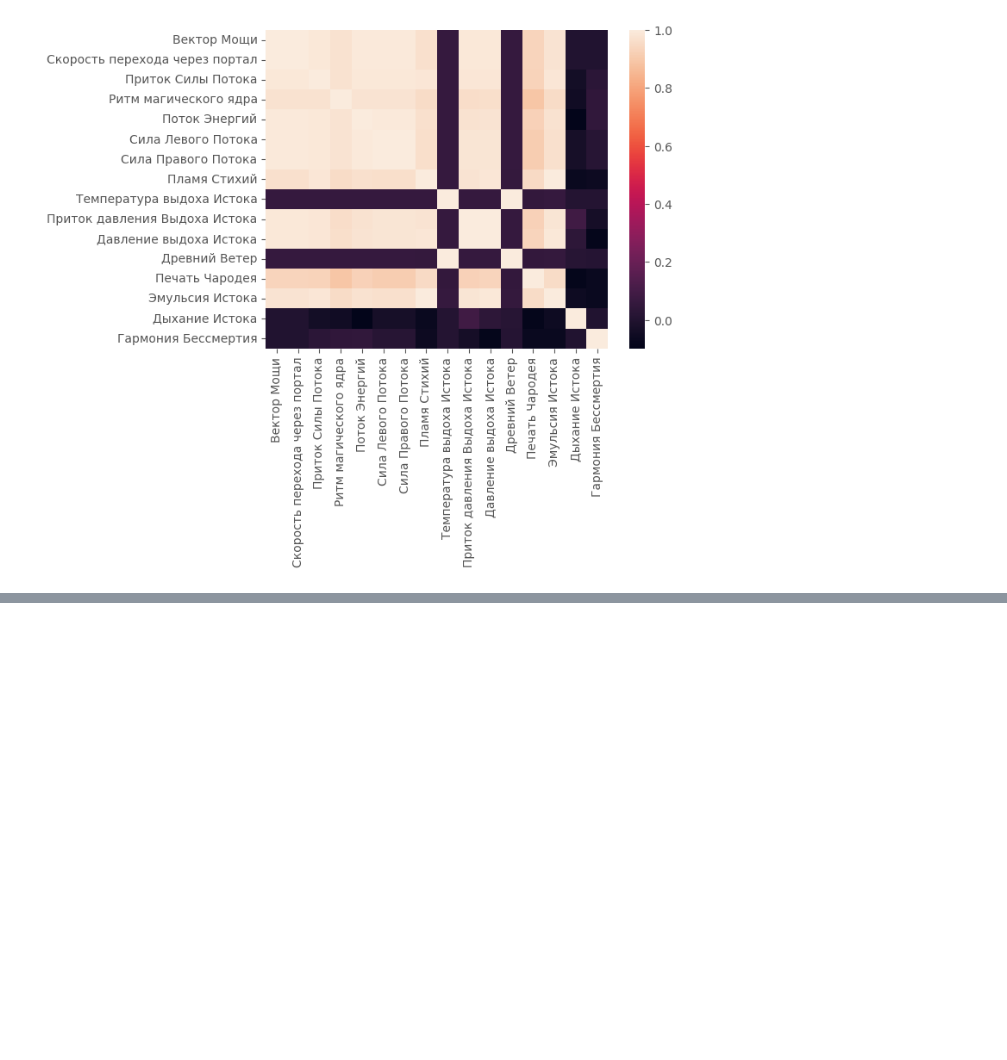
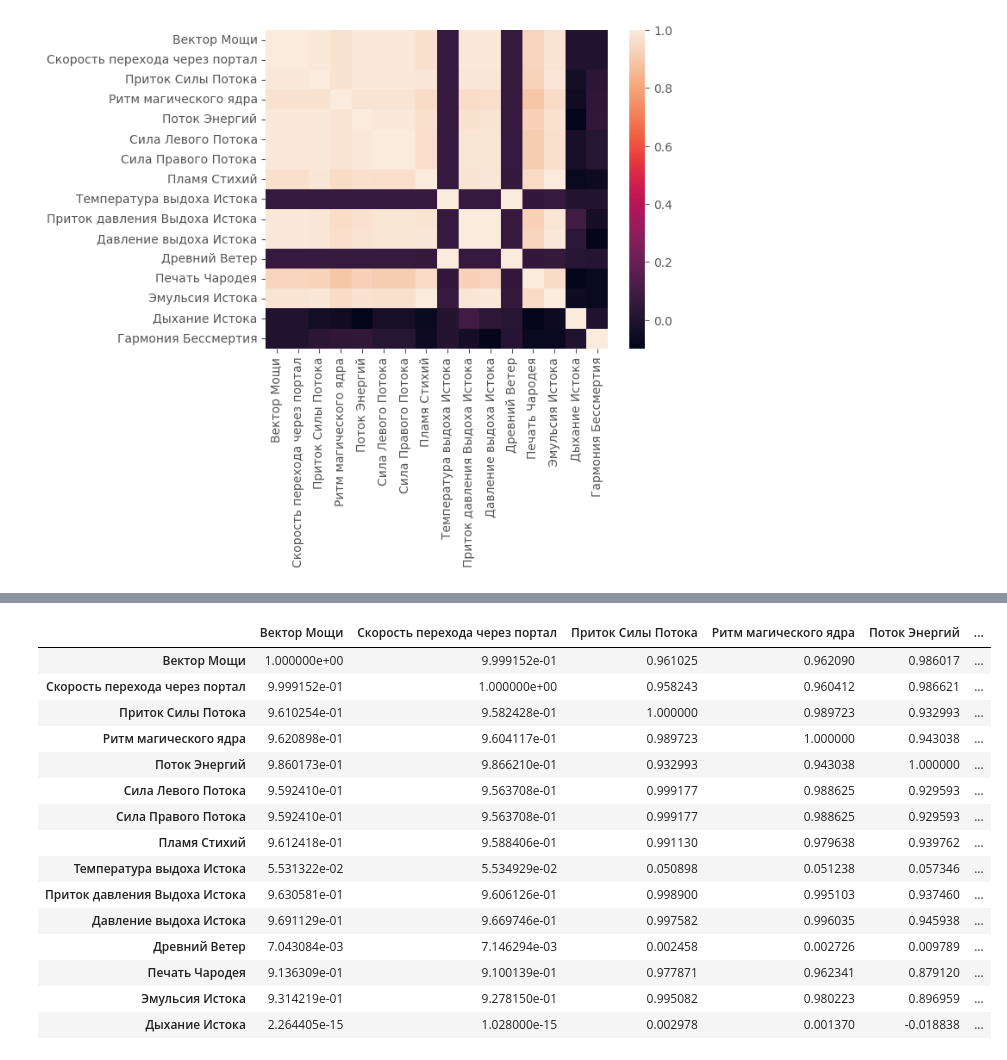
Before and after one commit to Theocroft/GPN-Intelligence-Cup-2024, a Jupyter notebook: Data Preprocessing.ipynb, the cells around one changed output, grey strips where cells are left out. Saved outputs shown, nothing was run; the diff lists cells and outputs as text; code cells hidden in the pictures; blank space fills up the shorter version.

```diff
--- a/Data Preprocessing.ipynb
+++ b/Data Preprocessing.ipynb
@@ -280,0 +299,11 @@ sns.heatmap(df.corr(method='spearman'));
+# %%
+df2 = pd.DataFrame(df['Гармония Бессмертия'])
+##df2['Суммарная сила потоков'] = df['Сила Левого Потока'] + df["Сила Правого Потока"] + df["Приток Силы Потока"]
+##df2['Сила ядра'] = df['Ритм магического ядра'] * df["Приток Силы Потока"]
+#df2['Общее давление'] = df['Приток давления Выдоха Истока'] + df["Давление выдоха Истока"]
+df2['Магическая производительность'] = df['Скорость перехода через портал'] / df["Эмульсия Истока"]
+df2['Эффективность ядра'] = df['Сила ядра'] / df["Эмульсия Истока"]
+##df2['Магическая мощность'] = df['Эмульсия Истока'] + df["Общее давление"] + (df['Пламя Стихий'])
+#df2['Степень износа'] = df['Дыхание Истока'] / df["Гармония Бессмертия"]
+#df2['Расхождения в стабильности магии'] = df['Дыхание Истока'] - df["Гармония Бессмертия"]
+df2['Баланс угасания'] = (df['Дыхание Истока'] - df["Гармония Бессмертия"]) / df["Скорость перехода через портал"]
@@ -280,0 +353,15 @@ sns.heatmap(df.corr(method='spearman'));
+# %%
+from statsmodels.stats.outliers_influence import variance_inflation_factor
+from statsmodels.tools.tools import add_constant
+
+# добавление константы для перехвата
+df2['CONSTANT'] = 1
+x = df2
+# расчет VIF для каждого предиктора
+VIFs = pd.DataFrame()
+VIFs['Variable'] = X.columns
+VIFs['VIF'] = [variance_inflation_factor(X.values, i) for i in range(X.shape[1])]
+## print(VIFs)
+## print(format(VIFs))
+## print("{:.10f}".format(float(VIFs)))
+VIFs.round()
@@ -280,0 +406,19 @@ sns.heatmap(df.corr(method='spearman'));
+# %%
+x.corr()
+# %% [output]
+|  | Вектор Мощи | Скорость перехода через портал | Приток Силы Потока | Ритм магического ядра | Поток Энергий | ... |
+| Вектор Мощи | 1.000000e+00 | 9.999152e-01 | 0.961025 | 0.962090 | 0.986017 | ... |
+| Скорость перехода через портал | 9.999152e-01 | 1.000000e+00 | 0.958243 | 0.960412 | 0.986621 | ... |
+| Приток Силы Потока | 9.610254e-01 | 9.582428e-01 | 1.000000 | 0.989723 | 0.932993 | ... |
+| Ритм магического ядра | 9.620898e-01 | 9.604117e-01 | 0.989723 | 1.000000 | 0.943038 | ... |
+| Поток Энергий | 9.860173e-01 | 9.866210e-01 | 0.932993 | 0.943038 | 1.000000 | ... |
+| Сила Левого Потока | 9.592410e-01 | 9.563708e-01 | 0.999177 | 0.988625 | 0.929593 | ... |
+| Сила Правого Потока | 9.592410e-01 | 9.563708e-01 | 0.999177 | 0.988625 | 0.929593 | ... |
+| Пламя Стихий | 9.612418e-01 | 9.588406e-01 | 0.991130 | 0.979638 | 0.939762 | ... |
+| Температура выдоха Истока | 5.531322e-02 | 5.534929e-02 | 0.050898 | 0.051238 | 0.057346 | ... |
+| Приток давления Выдоха Истока | 9.630581e-01 | 9.606126e-01 | 0.998900 | 0.995103 | 0.937460 | ... |
+| Давление выдоха Истока | 9.691129e-01 | 9.669746e-01 | 0.997582 | 0.996035 | 0.945938 | ... |
+| Древний Ветер | 7.043084e-03 | 7.146294e-03 | 0.002458 | 0.002726 | 0.009789 | ... |
+| Печать Чародея | 9.136309e-01 | 9.100139e-01 | 0.977871 | 0.962341 | 0.879120 | ... |
+| Эмульсия Истока | 9.314219e-01 | 9.278150e-01 | 0.995082 | 0.980223 | 0.896959 | ... |
+| Дыхание Истока | 2.264405e-15 | 1.028000e-15 | 0.002978 | 0.001370 | -0.018838 | ... |
```
Also changed, not shown: parts of 11 cells of this notebook.
